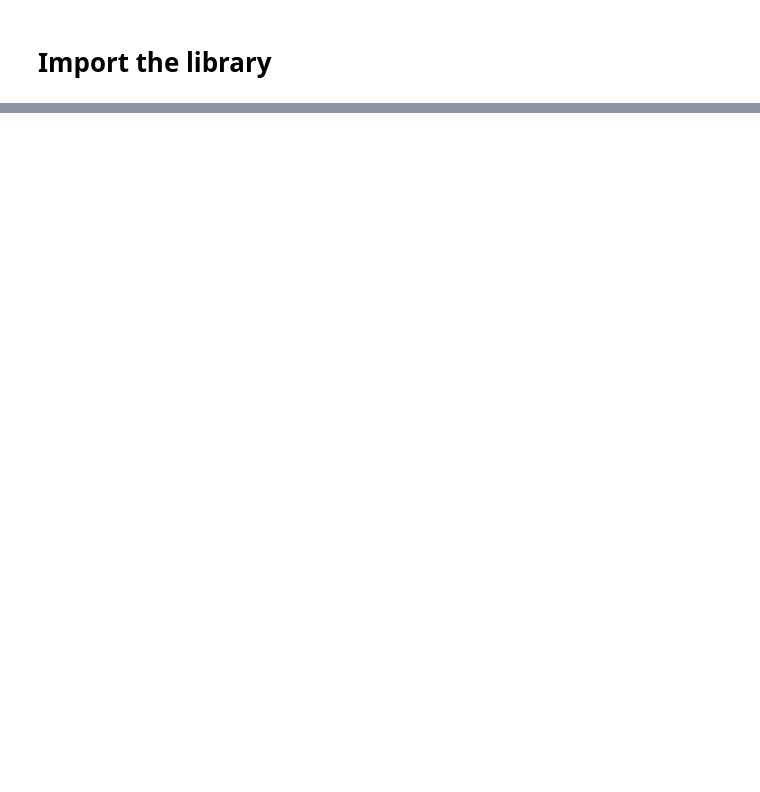
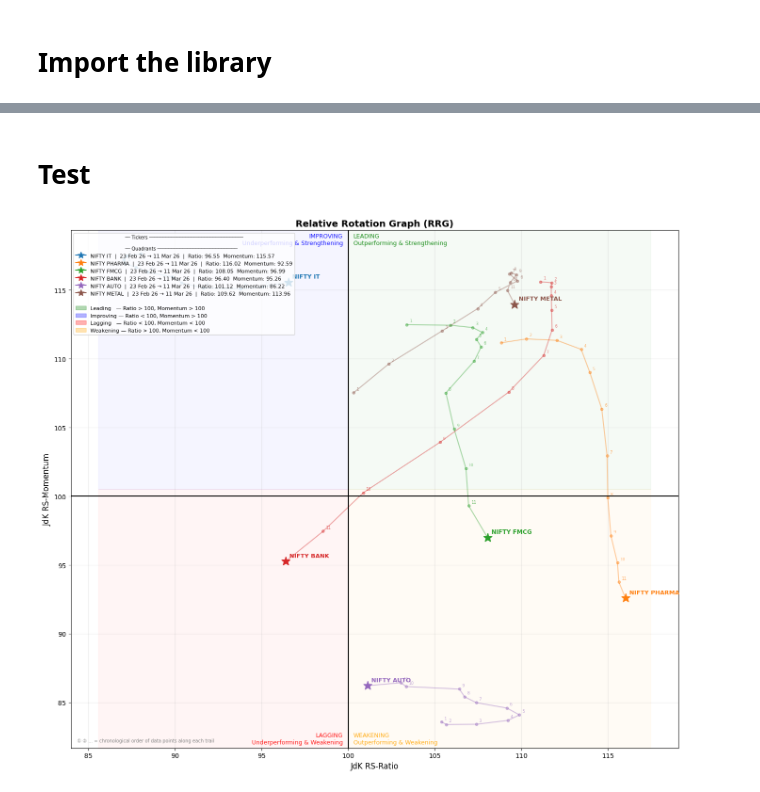
Before and after one commit to paramkansagra/Reletive-Rotation-Graph-NSE, a Jupyter notebook: exploring.ipynb, the cells around one changed output, grey strips where cells are left out. Saved outputs shown, nothing was run; the diff lists cells and outputs as text; code cells hidden in the pictures; blank space fills up the shorter version.

```diff
--- a/exploring.ipynb
+++ b/exploring.ipynb
@@ -8,7 +14,7 @@ from typing import List
 # %%
 class StockPrice:
     def __init__(self , date : str , closing_price : str , ticker : str):
-        self.date = dt.date.strptime(date , '%d %b %Y')
+        self.date = dt.datetime.strptime(date , '%d %b %Y')
         self.closing_price = float(closing_price)
         self.ticker = ticker
 
@@ -20,3 +26,17 @@ class StockPrice:
 
     def __lt__(self, other: StockPrice):
         return self.date < other.date
+# %%
+class Ratio:
+    def __init__(self , date : dt.datetime , ratio : float):
+        self.date = date
+        self.ratio = ratio
+
+    def __str__(self):
+        return f"Date: {self.date} Ratio: {self.ratio}"
+
+    def __repr__(self):
+        return self.__str__()
+
+    def __lt__(self, other: StockPrice):
+        return self.date < other.date
@@ -40,0 +169,11 @@ print(get_index_data(symbol = "NIFTY 50" ,start_date = "01-Mar-2026" , end_date
+# %% [markdown]
+# Test
+# %%
+def create_rs_ratio_momentum(stock_prices: List[StockPrice], benchmark_prices: List[StockPrice]) -> Dict[str, List[Ratio]]:
+    rs_ratio = calculate_jdk_rs_ratio_aligned(stock_prices, benchmark_prices)
+    rs_momentum = calculate_jdk_rs_momentum_aligned(stock_prices, benchmark_prices)
+
+    return {
+        "rs_ratios": rs_ratio,
+        "rs_momentums": rs_momentum
+    }
@@ -40,0 +311,15 @@ print(get_index_data(symbol = "NIFTY 50" ,start_date = "01-Mar-2026" , end_date
+# %%
+start_date = "01-Jan-2026"
+end_date   = "12-May-2026"
+
+tickers = ["NIFTY IT" , "NIFTY PHARMA" , "NIFTY FMCG" , "NIFTY BANK" , "NIFTY AUTO" , "NIFTY METAL"]
+benchmark = sorted(get_index_data(symbol = "NIFTY 50" ,start_date = start_date , end_date = end_date))
+
+ticker_data = {}
+for ticker in tickers:
+    ticker_prices = sorted(get_index_data(symbol = ticker ,start_date = start_date , end_date = end_date))
+    ticker_data[ticker] = create_rs_ratio_momentum(ticker_prices, benchmark)
+# %%
+plot_rrg_from_ratios(ticker_data)
+# %% [output]
+[figure, added]
```
Also changed, not shown: parts of 8 cells of this notebook, 1 other file.
